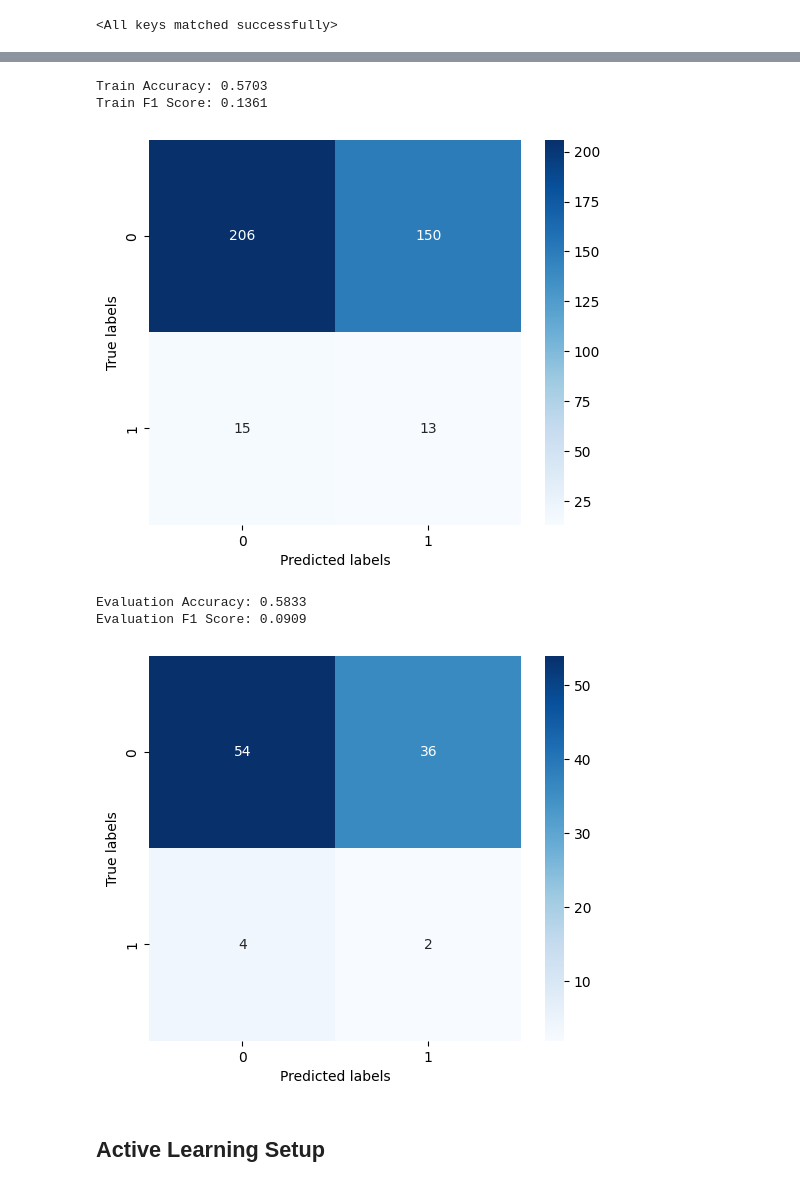
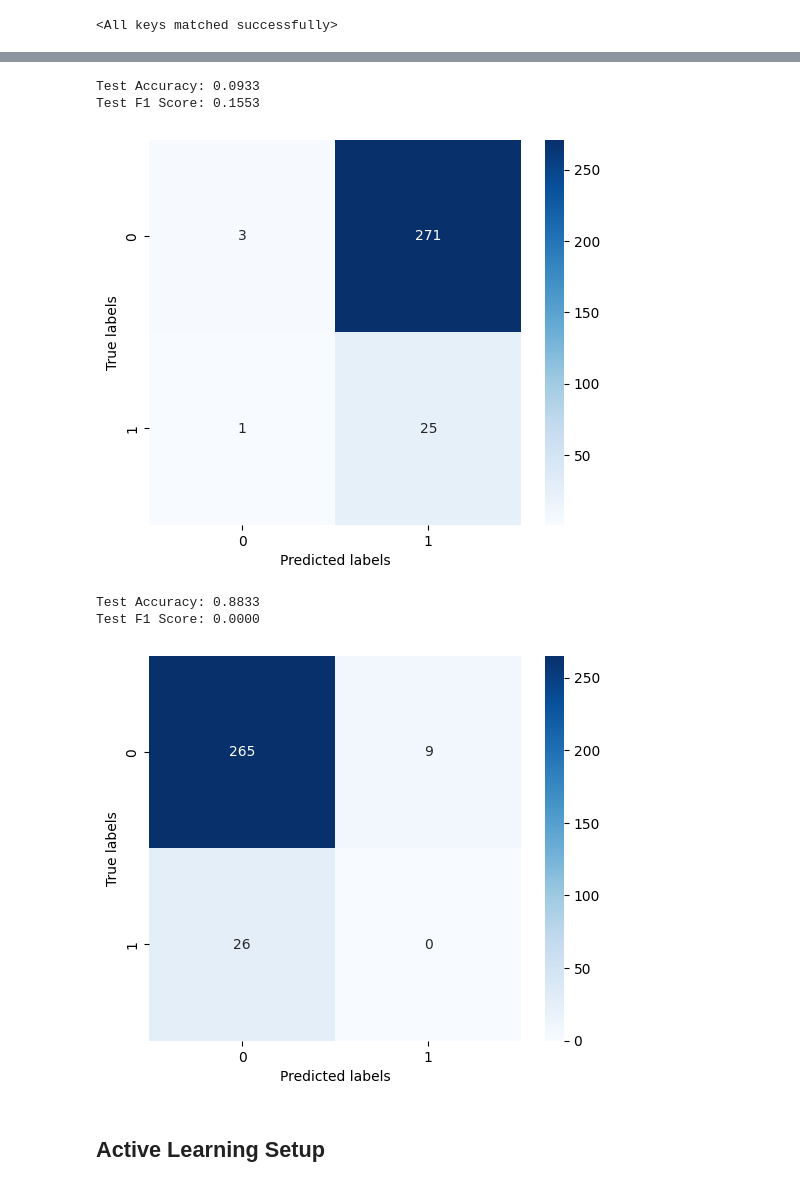
Before and after one commit to NaomiDerel/Image_Search, a Jupyter notebook: siamese_network.ipynb, the cells around one changed output, grey strips where cells are left out. Saved outputs shown, nothing was run; the diff lists cells and outputs as text; code cells hidden in the pictures.

```diff
--- a/siamese_network.ipynb
+++ b/siamese_network.ipynb
@@ -410,10 +420,0 @@ Evaluation F1 Score: 0.0800
-# %%
-test_siamese_network(loaded_model, train_loader, "Train")
-test_siamese_network(loaded_model, eval_loader, "Evaluation")
-# %% [output]
-Train Accuracy: 0.5703
-Train F1 Score: 0.1361
-[figure, removed]
-Evaluation Accuracy: 0.5833
-Evaluation F1 Score: 0.0909
-[figure, removed]
@@ -448,3 +421,26 @@ plt.show()
+# %%
+from model import ImprovedSiameseNetwork
+
+test_data = pd.read_csv('active_learning_labels/blind_test.csv')
+test_data = test_data[['image1_path', 'image2_path', 'similarity']]
+
+test_dataset = ImageSimilarityDataset(test_data, transform=clip_transform, augmentations=None)
+test_loader = DataLoader(test_dataset, batch_size=1, shuffle=False)
+
+loaded_model = ImprovedSiameseNetwork().to(device)
+loaded_model.load_state_dict(torch.load('active_learning_models/final_best_model.pth'))
+
+test_siamese_network(loaded_model, test_loader, "Test")
+# %% [output]
+Test Accuracy: 0.0933
+Test F1 Score: 0.1553
+[figure, added]
+# %%
+test_siamese_network(final_model, test_loader, "Test")
+# %% [output]
+Test Accuracy: 0.8833
+Test F1 Score: 0.0000
+[figure, added]
 # %% [markdown]
 ## Active Learning Setup
 # %%
```
Also changed, not shown: parts of 5 cells of this notebook, 14 other files.
